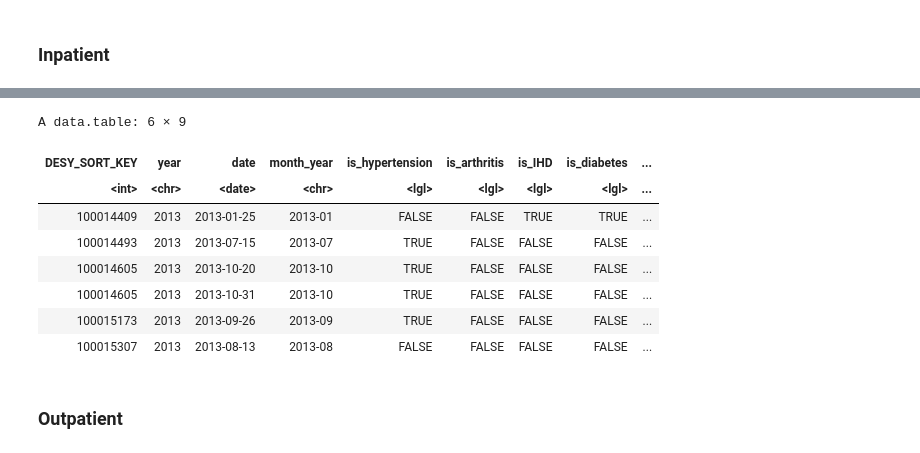
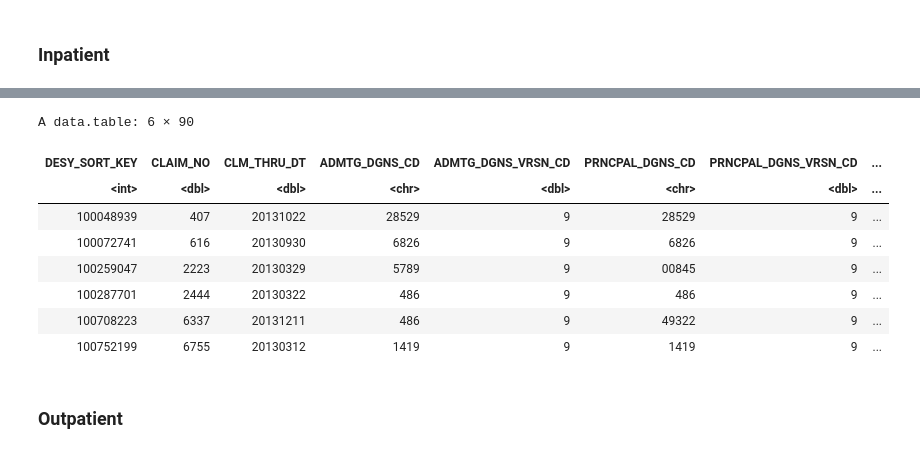
Before and after one commit to F4rbod/CaseMix, a Jupyter notebook: Calculations.ipynb, the cells around one changed output, grey strips where cells are left out. Cells and saved outputs as stored; diff of their text form; code cells hidden in the pictures.

```diff
--- a/Calculations.ipynb
+++ b/Calculations.ipynb
@@ -1332,7 +1372,3 @@ A data.table: 6 × 58
 | 100000019 | 5 | 20130523 | 53510 | 9 | 53510 | 9 | ... |
 | 100000019 | 6 | 20130529 | 1541 | 9 | 1541 | 9 | ... |
 | 100000019 | 7 | 20130603 | 1540 | 9 | 1540 | 9 | ... |
-# %%
-claim_carrier_all_years=head(claim_carrier_all_years,100)
-claim_inpatient_all_years=head(claim_inpatient_all_years,100)
-claim_outpatient_all_years=head(claim_outpatient_all_years,100)
@@ -2442,15 +1969,15 @@ as.data.table()
 # %%
-tail(conditions_claim_inpatient)
+head(claim_inpatient_all_years[is_hypertension==T & is_IHD==T])
 # %% [output]
-A data.table: 6 × 9
+A data.table: 6 × 90
-| DESY_SORT_KEY | year | date | month_year | is_hypertension | is_arthritis | is_IHD | is_diabetes | ... |
-| <int> | <chr> | <date> | <chr> | <lgl> | <lgl> | <lgl> | <lgl> | ... |
-| 100014409 | 2013 | 2013-01-25 | 2013-01 | FALSE | FALSE | TRUE | TRUE | ... |
-| 100014493 | 2013 | 2013-07-15 | 2013-07 | TRUE | FALSE | FALSE | FALSE | ... |
-| 100014605 | 2013 | 2013-10-20 | 2013-10 | TRUE | FALSE | FALSE | FALSE | ... |
-| 100014605 | 2013 | 2013-10-31 | 2013-10 | TRUE | FALSE | FALSE | FALSE | ... |
-| 100015173 | 2013 | 2013-09-26 | 2013-09 | TRUE | FALSE | FALSE | FALSE | ... |
-| 100015307 | 2013 | 2013-08-13 | 2013-08 | FALSE | FALSE | FALSE | FALSE | ... |
+| DESY_SORT_KEY | CLAIM_NO | CLM_THRU_DT | ADMTG_DGNS_CD | ADMTG_DGNS_VRSN_CD | PRNCPAL_DGNS_CD | PRNCPAL_DGNS_VRSN_CD | ... |
+| <int> | <dbl> | <dbl> | <chr> | <dbl> | <chr> | <dbl> | ... |
+| 100048939 | 407 | 20131022 | 28529 | 9 | 28529 | 9 | ... |
+| 100072741 | 616 | 20130930 | 6826 | 9 | 6826 | 9 | ... |
+| 100259047 | 2223 | 20130329 | 5789 | 9 | 00845 | 9 | ... |
+| 100287701 | 2444 | 20130322 | 486 | 9 | 486 | 9 | ... |
+| 100708223 | 6337 | 20131211 | 486 | 9 | 49322 | 9 | ... |
+| 100752199 | 6755 | 20130312 | 1419 | 9 | 1419 | 9 | ... |
 # %% [markdown]
 ### Outpatient
 # %%
```
Also changed, not shown: parts of 31 cells of this notebook, 5 other files.
